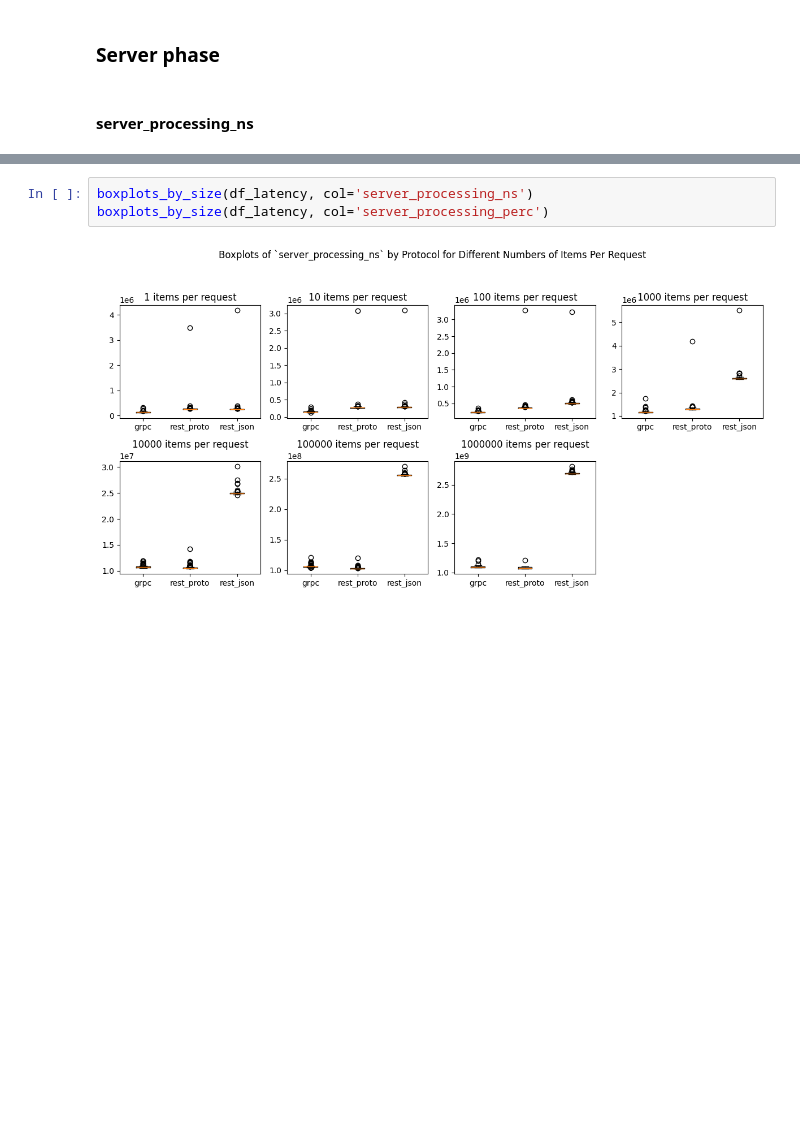
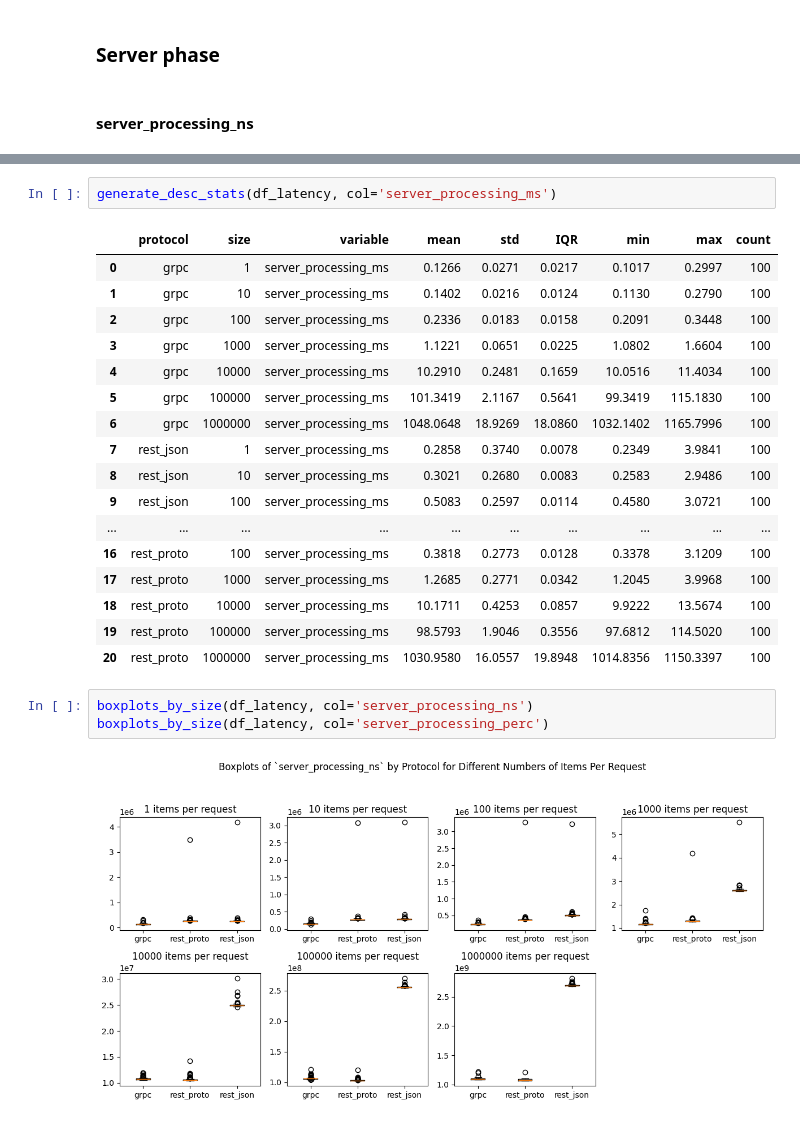
Before and after one commit to haochencoding/benchmark_grpc_proto_rest_json, a Jupyter notebook: data_analysis.ipynb, the cells around one changed output, grey strips where cells are left out. Cells and saved outputs as stored; diff of their text form; blank space fills up the shorter version.

```diff
--- a/data_analysis.ipynb
+++ b/data_analysis.ipynb
@@ -246,6 +272,26 @@ generate_desc_stats(df_latency, col='server_processing_ns')
 | 18 | rest_proto | 10000 | server_processing_ns | 1.066521e+07 | 4.460016e+05 | 89885.75 | 10404208 | 14226416 | 100 |
 | 19 | rest_proto | 100000 | server_processing_ns | 1.033678e+08 | 1.997118e+06 | 372834.00 | 102426125 | 120064042 | 100 |
 | 20 | rest_proto | 1000000 | server_processing_ns | 1.081038e+09 | 1.683562e+07 | 20861197.50 | 1064132292 | 1206218625 | 100 |
+# %%
+generate_desc_stats(df_latency, col='server_processing_ms')
+# %% [output]
+|  | protocol | size | variable | mean | std | IQR | min | max | count |
+| 0 | grpc | 1 | server_processing_ms | 0.1266 | 0.0271 | 0.0217 | 0.1017 | 0.2997 | 100 |
+| 1 | grpc | 10 | server_processing_ms | 0.1402 | 0.0216 | 0.0124 | 0.1130 | 0.2790 | 100 |
+| 2 | grpc | 100 | server_processing_ms | 0.2336 | 0.0183 | 0.0158 | 0.2091 | 0.3448 | 100 |
+| 3 | grpc | 1000 | server_processing_ms | 1.1221 | 0.0651 | 0.0225 | 1.0802 | 1.6604 | 100 |
+| 4 | grpc | 10000 | server_processing_ms | 10.2910 | 0.2481 | 0.1659 | 10.0516 | 11.4034 | 100 |
+| 5 | grpc | 100000 | server_processing_ms | 101.3419 | 2.1167 | 0.5641 | 99.3419 | 115.1830 | 100 |
+| 6 | grpc | 1000000 | server_processing_ms | 1048.0648 | 18.9269 | 18.0860 | 1032.1402 | 1165.7996 | 100 |
+| 7 | rest_json | 1 | server_processing_ms | 0.2858 | 0.3740 | 0.0078 | 0.2349 | 3.9841 | 100 |
+| 8 | rest_json | 10 | server_processing_ms | 0.3021 | 0.2680 | 0.0083 | 0.2583 | 2.9486 | 100 |
+| 9 | rest_json | 100 | server_processing_ms | 0.5083 | 0.2597 | 0.0114 | 0.4580 | 3.0721 | 100 |
+| ... | ... | ... | ... | ... | ... | ... | ... | ... | ... |
+| 16 | rest_proto | 100 | server_processing_ms | 0.3818 | 0.2773 | 0.0128 | 0.3378 | 3.1209 | 100 |
+| 17 | rest_proto | 1000 | server_processing_ms | 1.2685 | 0.2771 | 0.0342 | 1.2045 | 3.9968 | 100 |
+| 18 | rest_proto | 10000 | server_processing_ms | 10.1711 | 0.4253 | 0.0857 | 9.9222 | 13.5674 | 100 |
+| 19 | rest_proto | 100000 | server_processing_ms | 98.5793 | 1.9046 | 0.3556 | 97.6812 | 114.5020 | 100 |
+| 20 | rest_proto | 1000000 | server_processing_ms | 1030.9580 | 16.0557 | 19.8948 | 1014.8356 | 1150.3397 | 100 |
 # %%
 boxplots_by_size(df_latency, col='server_processing_ns')
 boxplots_by_size(df_latency, col='server_processing_perc')
```
Also changed, not shown: parts of 9 cells of this notebook.
